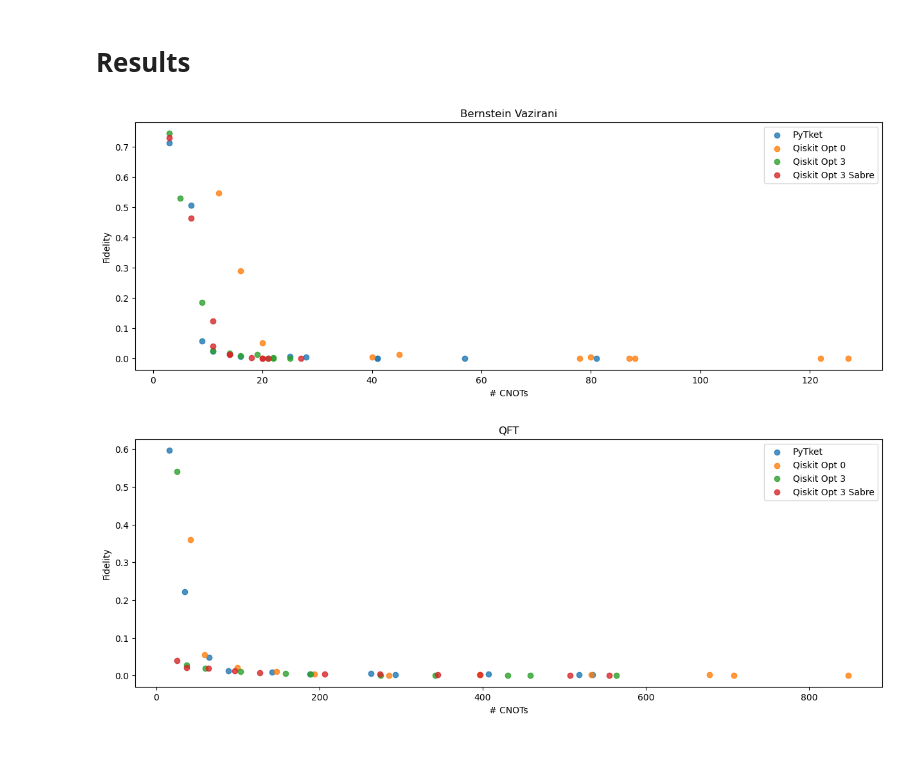
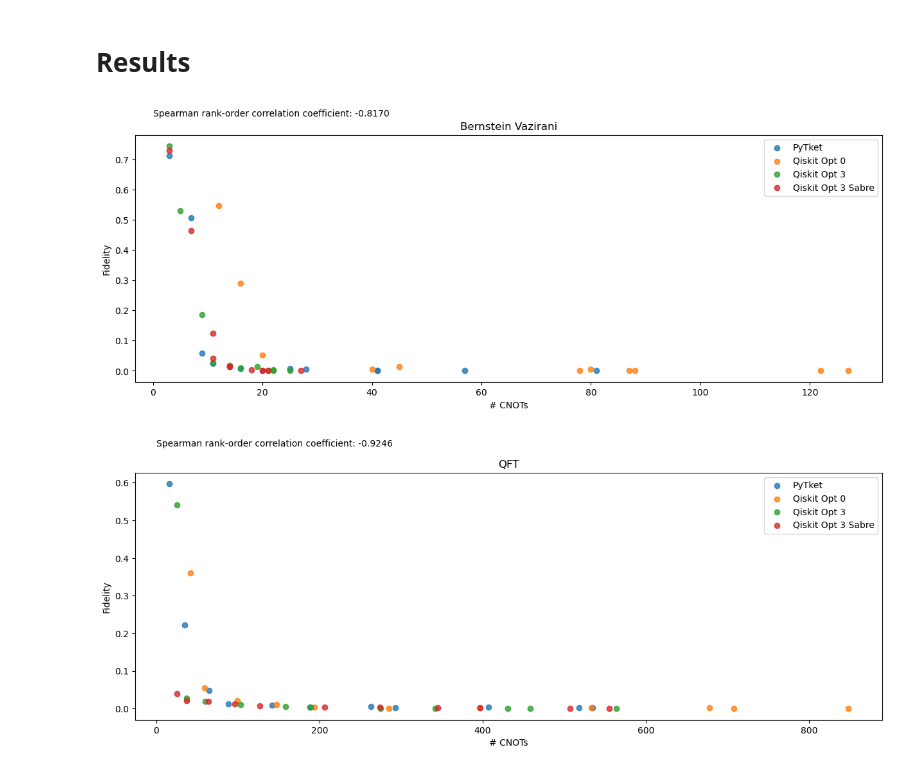
Before and after one commit to thspreetham98/quantum_project, a Jupyter notebook: benchmark/fidelity_benchmark.ipynb, the cells around one changed output. Cells and saved outputs as stored; diff of their text form; code cells hidden in the pictures.

Commit message:
spearman rank correlations

```diff
--- a/benchmark/fidelity_benchmark.ipynb
+++ b/benchmark/fidelity_benchmark.ipynb
@@ -93,7 +94,7 @@ sim_res_counts = simulate_classically(qcs).get_counts()
 # %%
 props = backend.properties()
 # %%
-def circuit_runtime(tqc, backend):
+def circuit_runtime_in_ms(tqc, backend):
     dag = circuit_to_dag(tqc)
     circuit_execution_time = 0
     for s in dag.layers():
@@ -106,12 +107,12 @@ def circuit_runtime(tqc, backend):
             if g_time > max_gate_time_in_layer:
                 max_gate_time_in_layer = g_time
         circuit_execution_time += max_gate_time_in_layer
-    return circuit_execution_time
+    return circuit_execution_time*1000
 # %%
-circuit_run_times = []
+circuit_run_times_in_ms = []
 
 for tqc in job.circuits():
-    circuit_run_times.append(circuit_runtime(tqc, backend))
+    circuit_run_times_in_ms.append(circuit_runtime_in_ms(tqc, backend))
 # %%
 def calculate_avg_cx_errors(backend):
     cx_gates = [g for g in backend.properties().gates if g.gate == 'cx']
@@ -151,19 +152,28 @@ for al_index, al_name in enumerate(algorithms.keys()):
 # Results
 # %%
 # fidelity vs no of cnots
+
+
 for al_index, al_name in enumerate(algorithms.keys()):
     fig, ax = plt.subplots(figsize=(15,5))
     ax.set(xlabel='# CNOTs', ylabel='Fidelity', title=al_name)
+    x2 = []
+    y2 = []
     for t_index, t_name in enumerate(techniques.keys()):
         x = []
         y = []
         for n_index in range(n_s):
             tqc_index = al_index*(n_s)*len(techniques) + n_index*len(techniques) + t_index
             x.append(cx_counts[tqc_index])
             y.append(fidelities[tqc_index])
         ax.scatter(x, y, label = t_name, alpha=0.8)
         ax.legend()
+        x2.extend(x)
+        y2.extend(y)
+    res = stats.spearmanr(x2, y2)
+    ax.text(0, max(y2)+0.1, 'Spearman rank-order correlation coefficient: {:2.4f}'.format(res.statistic))
+    plt.show(fig)
 # %% [output]
-[figure, old version]
+[figure, new version]
-[figure, old version]
+[figure, new version]
 # %%
```
Also changed, not shown: parts of 6 cells of this notebook.
